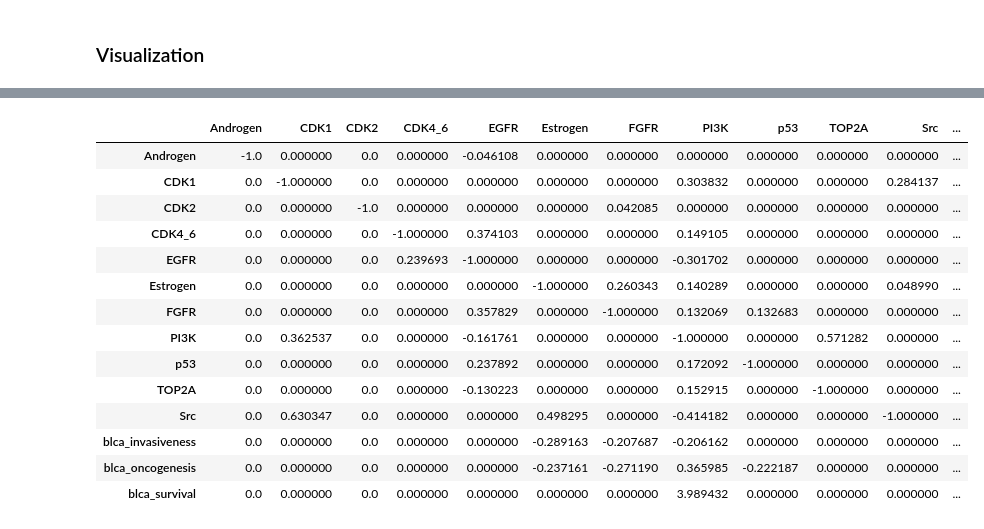
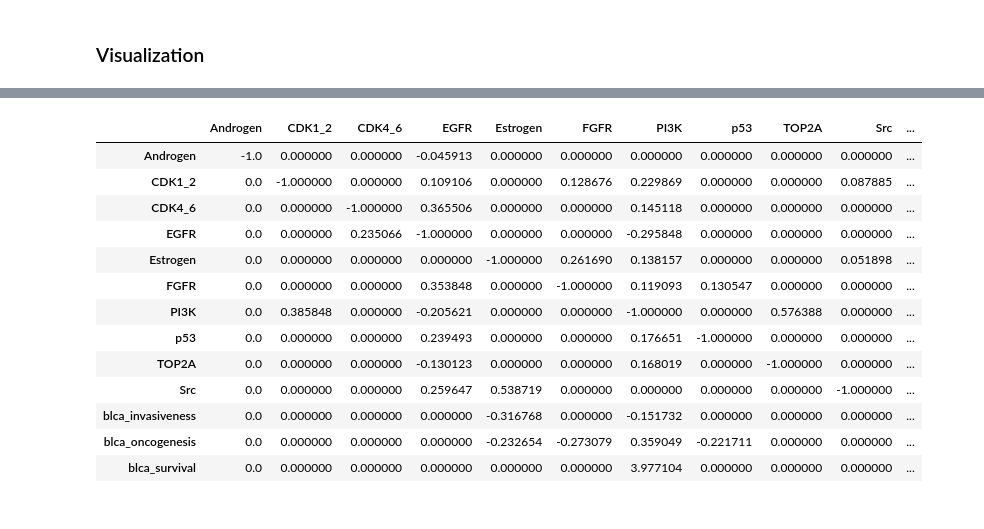
Before and after one commit to jingsday/blca_publication, a Jupyter notebook: blca_publication_Scripts/blca_Scripts_bmra/blca_Scripts_bmra_bc3c/03_bmra_run.ipynb, the cells around one changed output, grey strips where cells are left out. Saved outputs shown, nothing was run; the diff lists cells and outputs as text; code cells hidden in the pictures.

```diff
--- a/blca_publication_Scripts/blca_Scripts_bmra/blca_Scripts_bmra_bc3c/03_bmra_run.ipynb
+++ b/blca_publication_Scripts/blca_Scripts_bmra/blca_Scripts_bmra_bc3c/03_bmra_run.ipynb
@@ -120,7 +119,7 @@ print(pert)
 # %%
 # empty prior
 #G_prior = np.zeros((n_modules, n_modules))
-G_prior_df = pd.read_excel(os.path.join(info_dir, "ALL_DATA_2020_Jing.xlsx"), sheet_name = "prior_net_work", index_col = 0)
+G_prior_df = pd.read_excel(os.path.join(info_dir, "ALL_DATA_2020_Jing _jan_25.xlsx"), sheet_name = "prior_net_work", index_col = 0)
 
 G_prior = G_prior_df.values
 G_prior_df
@@ -399,23 +389,22 @@ Text(0.5, 1.0, 'Predicted global signaling pathway responses of BC3C cell line u
 # %%
 display(rm_filt)
-rm_subset=rm_filt[['Androgen','CDK1', 'CDK2', 'CDK4_6', 'EGFR', 'Estrogen', 'FGFR',
+rm_subset=rm_filt[['Androgen','CDK1_2', 'CDK4_6', 'EGFR', 'Estrogen', 'FGFR',
        'PI3K', 'p53', 'TOP2A','Src']]
 # %% [output]
-|  | Androgen | CDK1 | CDK2 | CDK4_6 | EGFR | Estrogen | FGFR | PI3K | p53 | TOP2A | Src | ... |
-| Androgen | -1.0 | 0.000000 | 0.0 | 0.000000 | -0.046108 | 0.000000 | 0.000000 | 0.000000 | 0.000000 | 0.000000 | 0.000000 | ... |
-| CDK1 | 0.0 | -1.000000 | 0.0 | 0.000000 | 0.000000 | 0.000000 | 0.000000 | 0.303832 | 0.000000 | 0.000000 | 0.284137 | ... |
-| CDK2 | 0.0 | 0.000000 | -1.0 | 0.000000 | 0.000000 | 0.000000 | 0.042085 | 0.000000 | 0.000000 | 0.000000 | 0.000000 | ... |
-| CDK4_6 | 0.0 | 0.000000 | 0.0 | -1.000000 | 0.374103 | 0.000000 | 0.000000 | 0.149105 | 0.000000 | 0.000000 | 0.000000 | ... |
-| EGFR | 0.0 | 0.000000 | 0.0 | 0.239693 | -1.000000 | 0.000000 | 0.000000 | -0.301702 | 0.000000 | 0.000000 | 0.000000 | ... |
-| Estrogen | 0.0 | 0.000000 | 0.0 | 0.000000 | 0.000000 | -1.000000 | 0.260343 | 0.140289 | 0.000000 | 0.000000 | 0.048990 | ... |
-| FGFR | 0.0 | 0.000000 | 0.0 | 0.000000 | 0.357829 | 0.000000 | -1.000000 | 0.132069 | 0.132683 | 0.000000 | 0.000000 | ... |
-| PI3K | 0.0 | 0.362537 | 0.0 | 0.000000 | -0.161761 | 0.000000 | 0.000000 | -1.000000 | 0.000000 | 0.571282 | 0.000000 | ... |
-| p53 | 0.0 | 0.000000 | 0.0 | 0.000000 | 0.237892 | 0.000000 | 0.000000 | 0.172092 | -1.000000 | 0.000000 | 0.000000 | ... |
-| TOP2A | 0.0 | 0.000000 | 0.0 | 0.000000 | -0.130223 | 0.000000 | 0.000000 | 0.152915 | 0.000000 | -1.000000 | 0.000000 | ... |
-| Src | 0.0 | 0.630347 | 0.0 | 0.000000 | 0.000000 | 0.498295 | 0.000000 | -0.414182 | 0.000000 | 0.000000 | -1.000000 | ... |
-| blca_invasiveness | 0.0 | 0.000000 | 0.0 | 0.000000 | 0.000000 | -0.289163 | -0.207687 | -0.206162 | 0.000000 | 0.000000 | 0.000000 | ... |
-| blca_oncogenesis | 0.0 | 0.000000 | 0.0 | 0.000000 | 0.000000 | -0.237161 | -0.271190 | 0.365985 | -0.222187 | 0.000000 | 0.000000 | ... |
-| blca_survival | 0.0 | 0.000000 | 0.0 | 0.000000 | 0.000000 | 0.000000 | 0.000000 | 3.989432 | 0.000000 | 0.000000 | 0.000000 | ... |
+|  | Androgen | CDK1_2 | CDK4_6 | EGFR | Estrogen | FGFR | PI3K | p53 | TOP2A | Src | ... |
+| Androgen | -1.0 | 0.000000 | 0.000000 | -0.045913 | 0.000000 | 0.000000 | 0.000000 | 0.000000 | 0.000000 | 0.000000 | ... |
+| CDK1_2 | 0.0 | -1.000000 | 0.000000 | 0.109106 | 0.000000 | 0.128676 | 0.229869 | 0.000000 | 0.000000 | 0.087885 | ... |
+| CDK4_6 | 0.0 | 0.000000 | -1.000000 | 0.365506 | 0.000000 | 0.000000 | 0.145118 | 0.000000 | 0.000000 | 0.000000 | ... |
+| EGFR | 0.0 | 0.000000 | 0.235066 | -1.000000 | 0.000000 | 0.000000 | -0.295848 | 0.000000 | 0.000000 | 0.000000 | ... |
+| Estrogen | 0.0 | 0.000000 | 0.000000 | 0.000000 | -1.000000 | 0.261690 | 0.138157 | 0.000000 | 0.000000 | 0.051898 | ... |
+| FGFR | 0.0 | 0.000000 | 0.000000 | 0.353848 | 0.000000 | -1.000000 | 0.119093 | 0.130547 | 0.000000 | 0.000000 | ... |
+| PI3K | 0.0 | 0.385848 | 0.000000 | -0.205621 | 0.000000 | 0.000000 | -1.000000 | 0.000000 | 0.576388 | 0.000000 | ... |
+| p53 | 0.0 | 0.000000 | 0.000000 | 0.239493 | 0.000000 | 0.000000 | 0.176651 | -1.000000 | 0.000000 | 0.000000 | ... |
+| TOP2A | 0.0 | 0.000000 | 0.000000 | -0.130123 | 0.000000 | 0.000000 | 0.168019 | 0.000000 | -1.000000 | 0.000000 | ... |
+| Src | 0.0 | 0.000000 | 0.000000 | 0.259647 | 0.538719 | 0.000000 | 0.000000 | 0.000000 | 0.000000 | -1.000000 | ... |
+| blca_invasiveness | 0.0 | 0.000000 | 0.000000 | 0.000000 | -0.316768 | 0.000000 | -0.151732 | 0.000000 | 0.000000 | 0.000000 | ... |
+| blca_oncogenesis | 0.0 | 0.000000 | 0.000000 | 0.000000 | -0.232654 | -0.273079 | 0.359049 | -0.221711 | 0.000000 | 0.000000 | ... |
+| blca_survival | 0.0 | 0.000000 | 0.000000 | 0.000000 | 0.000000 | 0.000000 | 3.977104 | 0.000000 | 0.000000 | 0.000000 | ... |
 # %%
 rm_subset=rm_subset.loc[['blca_invasiveness',	'blca_oncogenesis',	'blca_survival']]
 rm_subset=rm_subset.T
```
Also changed, not shown: parts of 14 cells of this notebook, 2 other files.
